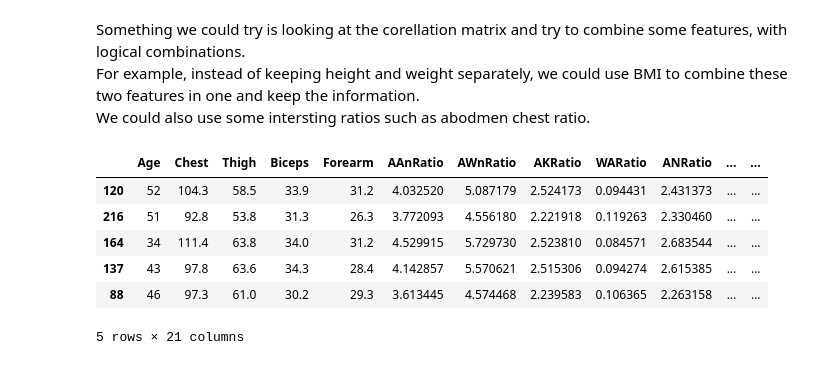
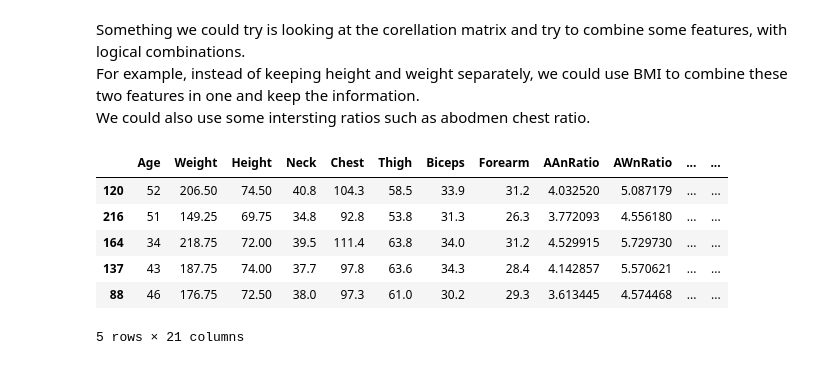
Before and after one commit to SamyBahi/bodyfat-estimation, a Jupyter notebook: bodyfat-predictor.ipynb, the cells around one changed output. Saved outputs shown, nothing was run; the diff lists cells and outputs as text; code cells hidden in the pictures.

```diff
--- a/bodyfat-predictor.ipynb
+++ b/bodyfat-predictor.ipynb
@@ -323,115 +321,115 @@ y_eng = y_train.copy()
 
 # X_eng['ACRatio'] = X_eng['Abdomen']/X_eng['Chest']
 # X_eng['AHipRatio'] =  X_eng['Abdomen']/X_eng['Hip']
-# # X_eng['ATRatio'] = X_eng['Abdomen']/X_eng['Thigh']
+# X_eng['ATRatio'] = X_eng['Abdomen']/X_eng['Thigh']
 X_eng['AAnRatio'] = X_eng['Abdomen']/X_eng['Ankle']
 X_eng['AWnRatio'] = X_eng['Abdomen']/X_eng['Wrist']
-X_eng['AKRatio'] = X_eng['Abdomen']/X_eng['Knee']
-# X_eng['AFRatio'] = X_eng['Abdomen']/X_eng['Forearm']
+# X_eng['AKRatio'] = X_eng['Abdomen']/X_eng['Knee']
+X_eng['AFRatio'] = X_eng['Abdomen']/X_eng['Forearm']
 # X_eng['AHRatio'] = X_eng['Abdomen']/X_eng['Height']
-# X_eng['AARatio'] = X_eng['Abdomen']/X_eng['Age']
+X_eng['AARatio'] = X_eng['Abdomen']/X_eng['Age']
 X_eng['WARatio'] = X_eng['Abdomen']/X_eng['Weight']
 # X_eng['ABRatio'] = X_eng['Abdomen']/X_eng['Biceps']
-X_eng['ANRatio'] = X_eng['Abdomen']/X_eng['Neck']
+# X_eng['ANRatio'] = X_eng['Abdomen']/X_eng['Neck']
 
 # X_eng['HCRatio'] = X_eng['Hip']/X_eng['Chest']
 # X_eng['HTRatio'] = X_eng['Hip']/X_eng['Thigh']
 # X_eng['HAnRatio'] = X_eng['Hip']/X_eng['Ankle']
-# # X_eng['HWnRatio'] = X_eng['Hip']/X_eng['Wrist']
-# # X_eng['HKRatio'] = X_eng['Hip']/X_eng['Knee']
+# X_eng['HWnRatio'] = X_eng['Hip']/X_eng['Wrist']
+# X_eng['HKRatio'] = X_eng['Hip']/X_eng['Knee']
 # X_eng['HFRatio'] = X_eng['Hip']/X_eng['Forearm']
 # X_eng['HHRatio'] = X_eng['Hip']/X_eng['Height']
-# # X_eng['HARatio'] = X_eng['Hip']/X_eng['Age']
+# X_eng['HARatio'] = X_eng['Hip']/X_eng['Age']
 # X_eng['HARatio'] = X_eng['Hip']/X_eng['Weight']
 # X_eng['HBRatio'] = X_eng['Hip']/X_eng['Biceps']
 # X_eng['HNRatio'] = X_eng['Hip']/X_eng['Neck']
 
 X_eng['TCRatio'] = X_eng['Thigh']/X_eng['Chest']
 # X_eng['TAnRatio'] = X_eng['Thigh']/X_eng['Ankle']
-# X_eng['TWnRatio'] = X_eng['Thigh']/X_eng['Wrist']
+X_eng['TWnRatio'] = X_eng['Thigh']/X_eng['Wrist']
 # X_eng['TKRatio'] = X_eng['Thigh']/X_eng['Knee']
 # X_eng['TFRatio'] = X_eng['Thigh']/X_eng['Forearm']
 # X_eng['THRatio'] = X_eng['Thigh']/X_eng['Height']
-# X_eng['TARatio'] = X_eng['Thigh']/X_eng['Age']
+X_eng['TARatio'] = X_eng['Thigh']/X_eng['Age']
 # X_eng['TARatio'] = X_eng['Thigh']/X_eng['Weight']
 # X_eng['TBRatio'] = X_eng['Thigh']/X_eng['Biceps']
-X_eng['TNRatio'] = X_eng['Thigh']/X_eng['Neck']
+# X_eng['TNRatio'] = X_eng['Thigh']/X_eng['Neck']
 
 # X_eng['CAnRatio'] = X_eng['Chest']/X_eng['Ankle']
-# X_eng['CWnRatio'] = X_eng['Chest']/X_eng['Wrist']
-# X_eng['CKRatio'] = X_eng['Chest']/X_eng['Knee']
+X_eng['CWnRatio'] = X_eng['Chest']/X_eng['Wrist']
+X_eng['CKRatio'] = X_eng['Chest']/X_eng['Knee']
 # X_eng['CFRatio'] = X_eng['Chest']/X_eng['Forearm']
 # X_eng['CHRatio'] = X_eng['Chest']/X_eng['Height']
-X_eng['CARatio'] = X_eng['Chest']/X_eng['Age']
+# X_eng['CARatio'] = X_eng['Chest']/X_eng['Age']
 # X_eng['CARatio'] = X_eng['Chest']/X_eng['Weight']
-X_eng['CBRatio'] = X_eng['Chest']/X_eng['Biceps']
-X_eng['CNRatio'] = X_eng['Chest']/X_eng['Neck']
+# X_eng['CBRatio'] = X_eng['Chest']/X_eng['Biceps']
+# X_eng['CNRatio'] = X_eng['Chest']/X_eng['Neck']
 
-X_eng['ANWnRatio'] = X_eng['Ankle']/X_eng['Wrist']
+# X_eng['ANWnRatio'] = X_eng['Ankle']/X_eng['Wrist']
 # X_eng['ANKRatio'] = X_eng['Ankle']/X_eng['Knee']
 # X_eng['ANFRatio'] = X_eng['Ankle']/X_eng['Forearm']
 # X_eng['ANHRatio'] = X_eng['Ankle']/X_eng['Height']
 # X_eng['ANARatio'] = X_eng['Ankle']/X_eng['Age']
 # X_eng['ANARatio'] = X_eng['Ankle']/X_eng['Weight']
-# X_eng['ANBRatio'] = X_eng['Ankle']/X_eng['Biceps']
+# X_eng['ANBRatio'] = X_eng['Ankle']/X_eng['Biceps'] # A ESSAYER DE VIRER
 X_eng['ANNRatio'] = X_eng['Ankle']/X_eng['Neck']
 
 # X_eng['WKRatio'] = X_eng['Wrist']/X_eng['Knee']
 # X_eng['WFRatio'] = X_eng['Wrist']/X_eng['Forearm']
 # X_eng['WHRatio'] = X_eng['Wrist']/X_eng['Height']
 # X_eng['WARatio'] = X_eng['Wrist']/X_eng['Age']
-X_eng['WARatio'] = X_eng['Wrist']/X_eng['Weight']
-# # # X_eng['WBRatio'] = X_eng['Wrist']/X_eng['Biceps']
+# X_eng['WARatio'] = X_eng['Wrist']/X_eng['Weight']
+X_eng['WBRatio'] = X_eng['Wrist']/X_eng['Biceps']
 # X_eng['WNRatio'] = X_eng['Wrist']/X_eng['Neck']
 
 
-X_eng['KFRatio'] = X_eng['Knee']/X_eng['Forearm']
+# X_eng['KFRatio'] = X_eng['Knee']/X_eng['Forearm']
 # X_eng['KHRatio'] = X_eng['Knee']/X_eng['Height']
 # X_eng['KARatio'] = X_eng['Knee']/X_eng['Age']
 # X_eng['KARatio'] = X_eng['Knee']/X_eng['Weight']
 # X_eng['KBRatio'] = X_eng['Knee']/X_eng['Biceps']
 # X_eng['KNRatio'] = X_eng['Knee']/X_eng['Neck']
-
 # X_eng['FHRatio'] = X_eng['Forearm']/X_eng['Height']
 # X_eng['FARatio'] = X_eng['Forearm']/X_eng['Age']
+
 # X_eng['FARatio'] = X_eng['Forearm']/X_eng['Weight']
 # X_eng['FBRatio'] = X_eng['Forearm']/X_eng['Biceps']
 # X_eng['FNRatio'] = X_eng['Forearm']/X_eng['Neck']
 
 # X_eng['HEARatio'] = X_eng['Height']/X_eng['Age']
 # X_eng['HEARatio'] = X_eng['Height']/X_eng['Weight']
-X_eng['HEBRatio'] = X_eng['Height']/X_eng['Biceps']
+# X_eng['HEBRatio'] = X_eng['Height']/X_eng['Biceps']
 # X_eng['HENRatio'] = X_eng['Height']/X_eng['Neck']
 
 # X_eng['AGARatio'] = X_eng['Age']/X_eng['Weight']
-# X_eng['AGBRatio'] = X_eng['Age']/X_eng['Biceps']
+
+X_eng['AGBRatio'] = X_eng['Age']/X_eng['Biceps']
 # X_eng['AGNRatio'] = X_eng['Age']/X_eng['Neck']
-
-X_eng['WEBRatio'] = X_eng['Weight']/X_eng['Biceps']
+# X_eng['WEBRatio'] = X_eng['Weight']/X_eng['Biceps']
 # X_eng['WENRatio'] = X_eng['Weight']/X_eng['Neck']
 
 # X_eng['BNRatio'] = X_eng['Biceps']/X_eng['Neck']
 
 
 # Products
 # X_eng['ACProduct'] = X_eng['Abdomen'] * X_eng['Chest']
 # X_eng['AHProduct'] = X_eng['Abdomen'] * X_eng['Hip']
 
 # Differences
 # X_eng['ACDifference'] = X_eng['Abdomen'] - X_eng['Chest']
 # X_eng['ACDifference'] = X_eng['Abdomen'] - X_eng['Hip']
 # X_eng['ACDifference'] = X_eng['Abdomen'] - X_eng['Thigh']
 
 
 
 # Dropping non pertinent features
-X_eng.drop(['Hip', 'Abdomen', 'Ankle', 'Wrist', 'Knee', 'Height', 'Weight', 'Neck'],axis=1,inplace=True)
+X_eng.drop(['Abdomen', 'Hip', 'Ankle', 'Wrist', 'Knee'],axis=1,inplace=True)
 X_eng.head()
 # %% [output]
-|  | Age | Chest | Thigh | Biceps | Forearm | AAnRatio | AWnRatio | AKRatio | WARatio | ANRatio | ... | ... |
-| 120 | 52 | 104.3 | 58.5 | 33.9 | 31.2 | 4.032520 | 5.087179 | 2.524173 | 0.094431 | 2.431373 | ... | ... |
-| 216 | 51 | 92.8 | 53.8 | 31.3 | 26.3 | 3.772093 | 4.556180 | 2.221918 | 0.119263 | 2.330460 | ... | ... |
-| 164 | 34 | 111.4 | 63.8 | 34.0 | 31.2 | 4.529915 | 5.729730 | 2.523810 | 0.084571 | 2.683544 | ... | ... |
-| 137 | 43 | 97.8 | 63.6 | 34.3 | 28.4 | 4.142857 | 5.570621 | 2.515306 | 0.094274 | 2.615385 | ... | ... |
-| 88 | 46 | 97.3 | 61.0 | 30.2 | 29.3 | 3.613445 | 4.574468 | 2.239583 | 0.106365 | 2.263158 | ... | ... |
+|  | Age | Weight | Height | Neck | Chest | Thigh | Biceps | Forearm | AAnRatio | AWnRatio | ... | ... |
+| 120 | 52 | 206.50 | 74.50 | 40.8 | 104.3 | 58.5 | 33.9 | 31.2 | 4.032520 | 5.087179 | ... | ... |
+| 216 | 51 | 149.25 | 69.75 | 34.8 | 92.8 | 53.8 | 31.3 | 26.3 | 3.772093 | 4.556180 | ... | ... |
+| 164 | 34 | 218.75 | 72.00 | 39.5 | 111.4 | 63.8 | 34.0 | 31.2 | 4.529915 | 5.729730 | ... | ... |
+| 137 | 43 | 187.75 | 74.00 | 37.7 | 97.8 | 63.6 | 34.3 | 28.4 | 4.142857 | 5.570621 | ... | ... |
+| 88 | 46 | 176.75 | 72.50 | 38.0 | 97.3 | 61.0 | 30.2 | 29.3 | 3.613445 | 4.574468 | ... | ... |
 5 rows × 21 columns
```
Also changed, not shown: parts of 7 cells of this notebook.
